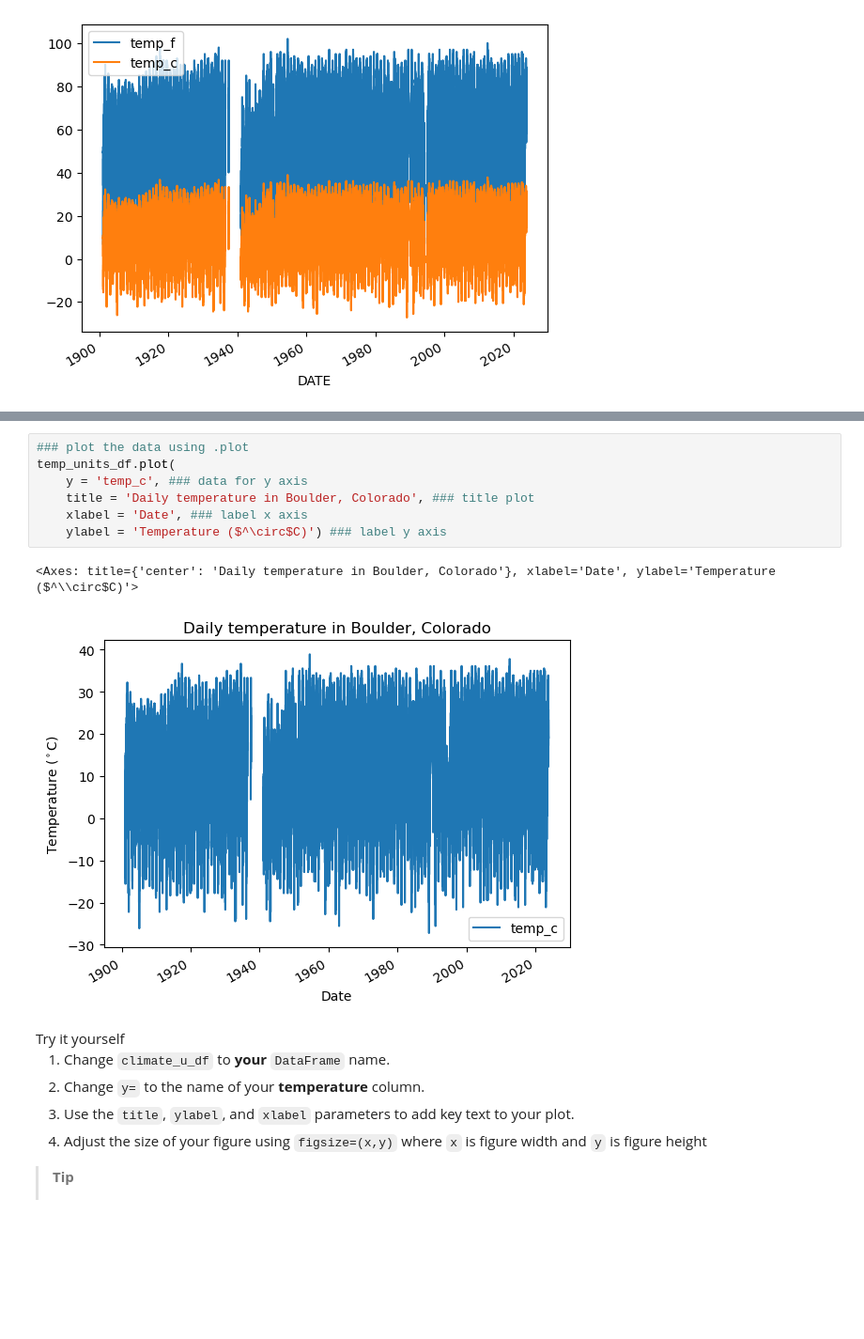
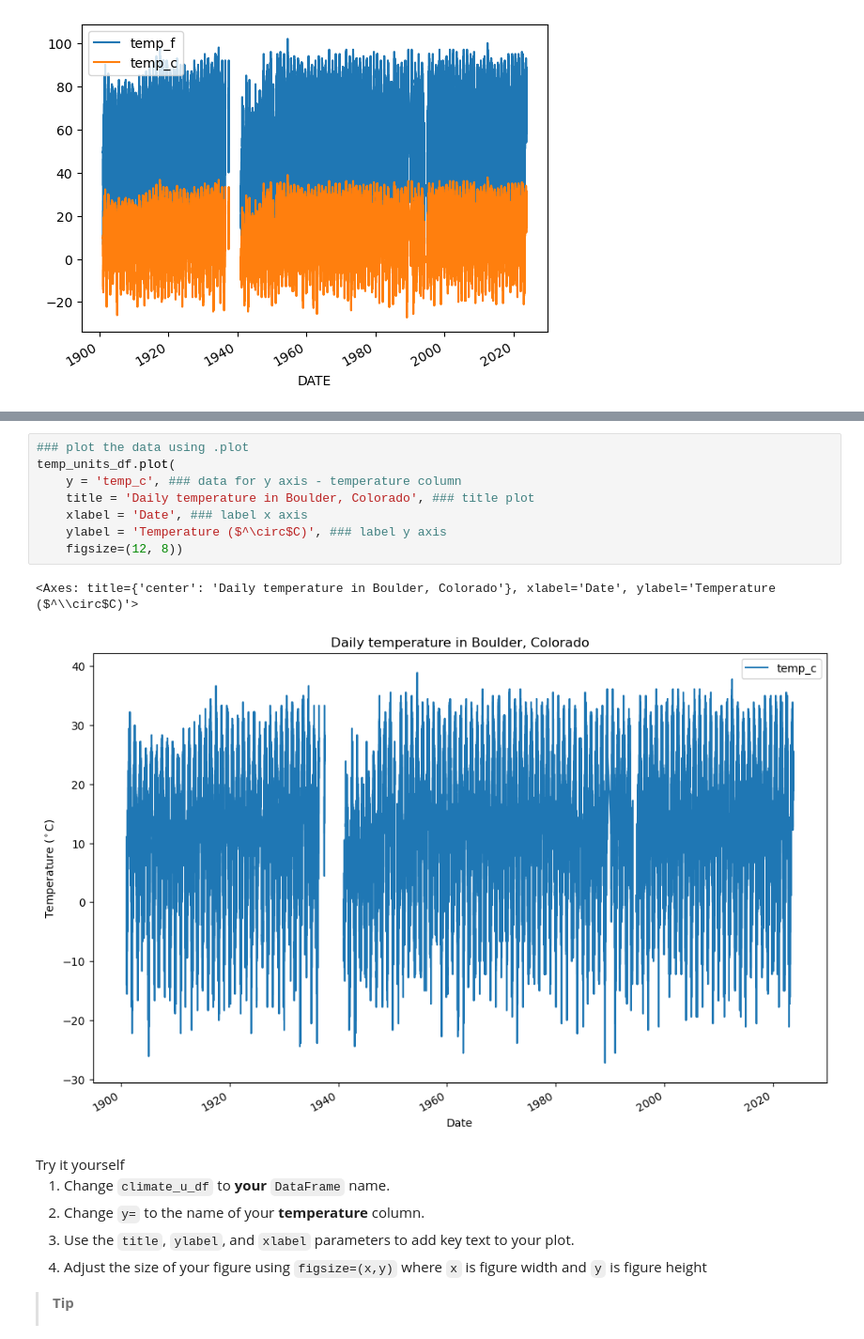
Before and after one commit to adelinekelly/01-climate-fall-template, a Jupyter notebook: 04-climate-plot.ipynb, the cells around one changed output, grey strips where cells are left out. Shown at 94% size. Drawn from its saved outputs; the diff is of its cells as text; blank space fills up the shorter version.

Commit message:
plot climate data

```diff
--- a/04-climate-plot.ipynb
+++ b/04-climate-plot.ipynb
@@ -63,13 +63,14 @@ labels and how you want your plot to look.
 # %%
 ### plot the data using .plot
 temp_units_df.plot(
-    y = 'temp_c', ### data for y axis
+    y = 'temp_c', ### data for y axis - temperature column
     title = 'Daily temperature in Boulder, Colorado', ### title plot
     xlabel = 'Date', ### label x axis
-    ylabel = 'Temperature ($^\circ$C)') ### label y axis
+    ylabel = 'Temperature ($^\circ$C)', ### label y axis
+    figsize=(12, 8))
 # %% [output]
 <Axes: title={'center': 'Daily temperature in Boulder, Colorado'}, xlabel='Date', ylabel='Temperature ($^\\circ$C)'>
-[figure, old version]
+[figure, new version]
 # %% [markdown]
 <link rel="stylesheet" type="text/css" href="./assets/styles.css"><div class="callout callout-style-default callout-titled callout-task"><div class="callout-header"><div class="callout-icon-container"><i class="callout-icon"></i></div><div class="callout-title-container flex-fill">Try it yourself</div></div><div class="callout-body-container callout-body"><ol type="1">
 <li>Change <code>climate_u_df</code> to <strong>your</strong>
```
Also changed, not shown: parts of 9 cells of this notebook, 1 other file.
